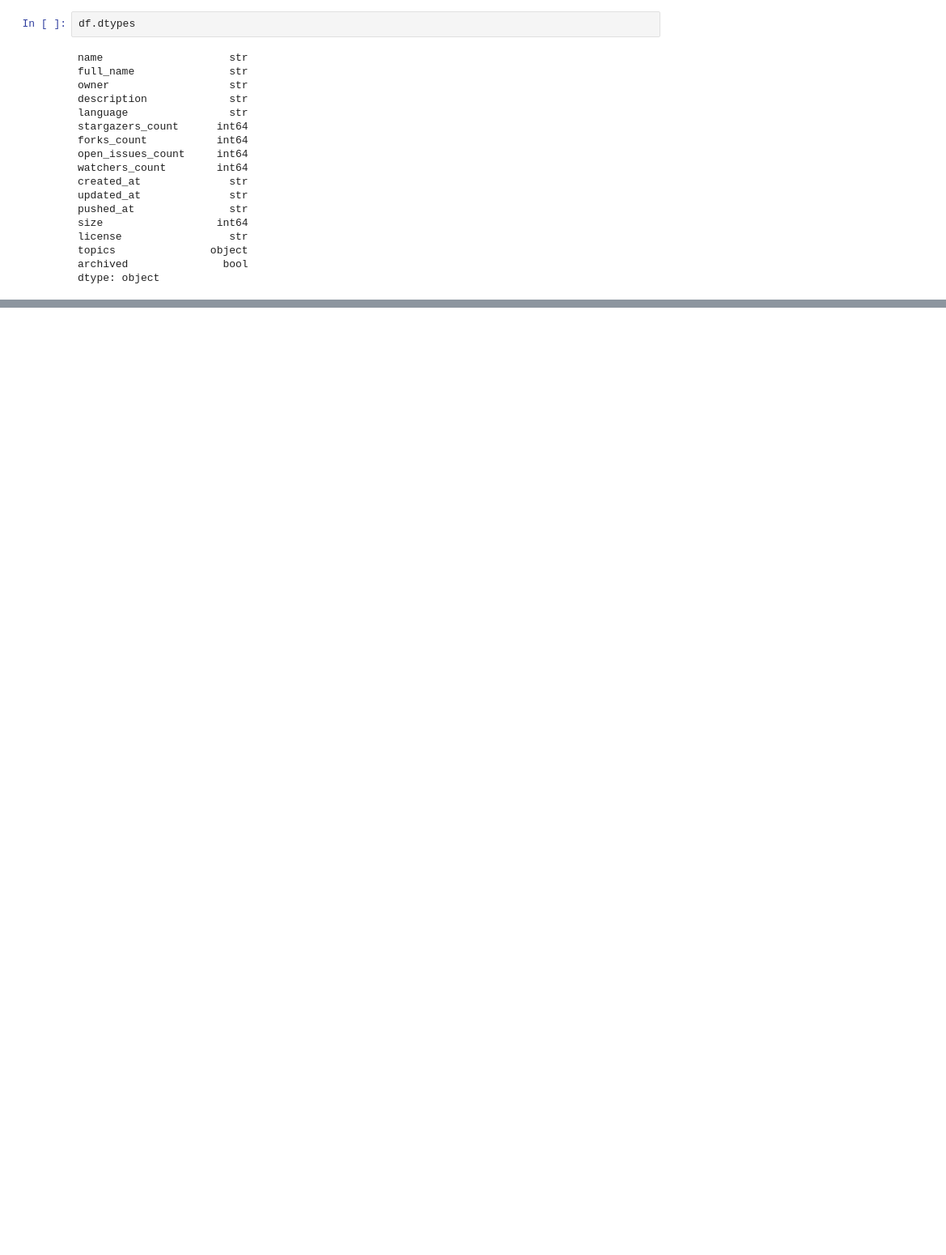
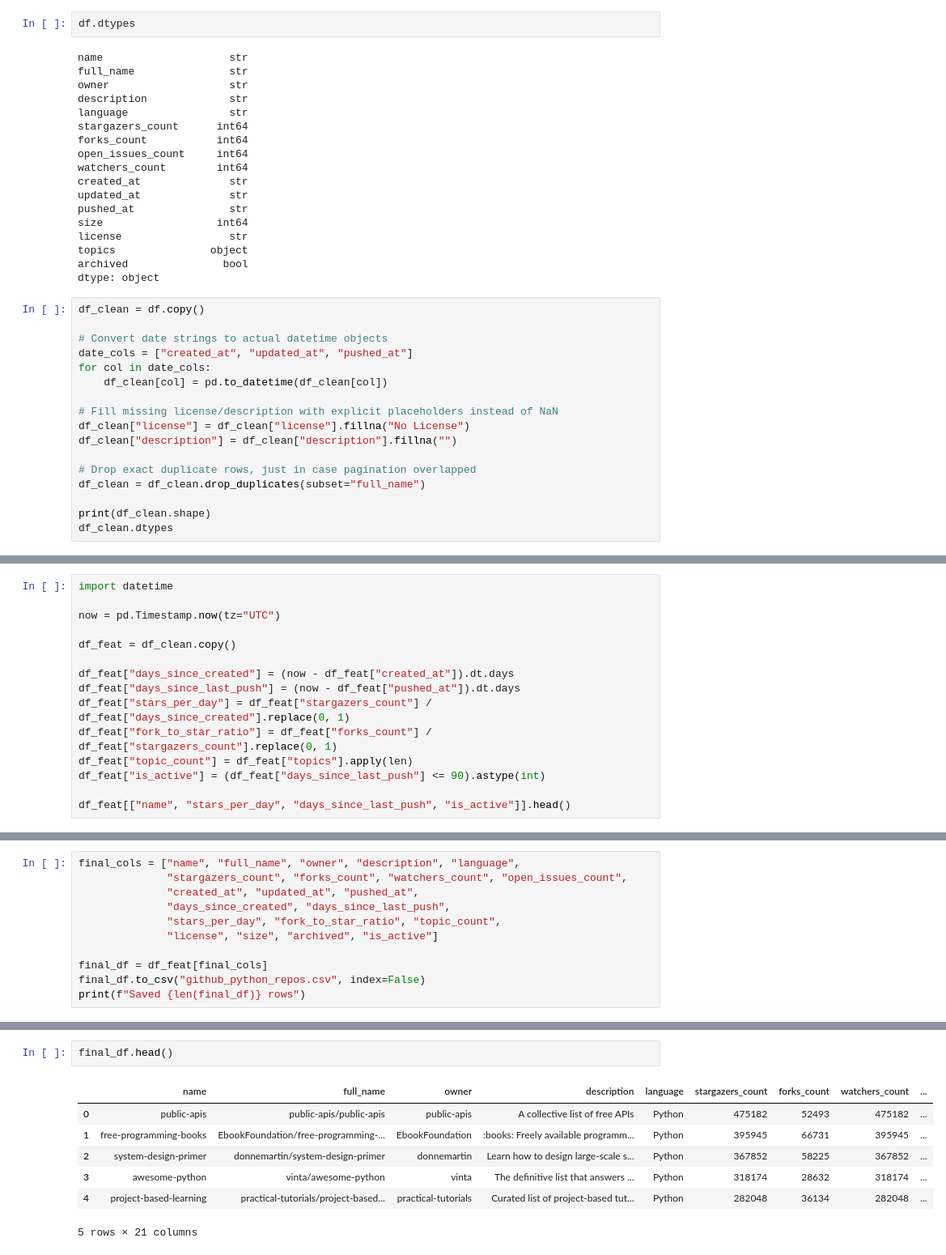
Before and after one commit to AyushPratap05/ML, a Jupyter notebook: github-repo.ipynb, the cells around one changed output, grey strips where cells are left out. Shown at 81% size. Saved outputs shown, nothing was run; the diff lists cells and outputs as text; blank space fills up the shorter version.

```diff
--- a/github-repo.ipynb
+++ b/github-repo.ipynb
@@ -241,3 +241,20 @@ license                 str
 topics               object
 archived               bool
 dtype: object
+# %%
+df_clean = df.copy()
+
+# Convert date strings to actual datetime objects
+date_cols = ["created_at", "updated_at", "pushed_at"]
+for col in date_cols:
+    df_clean[col] = pd.to_datetime(df_clean[col])
+
+# Fill missing license/description with explicit placeholders instead of NaN
+df_clean["license"] = df_clean["license"].fillna("No License")
+df_clean["description"] = df_clean["description"].fillna("")
+
+# Drop exact duplicate rows, just in case pagination overlapped
+df_clean = df_clean.drop_duplicates(subset="full_name")
+
+print(df_clean.shape)
+df_clean.dtypes
@@ -243,0 +280,15 @@ dtype: object
+# %%
+import datetime
+
+now = pd.Timestamp.now(tz="UTC")
+
+df_feat = df_clean.copy()
+
+df_feat["days_since_created"] = (now - df_feat["created_at"]).dt.days
+df_feat["days_since_last_push"] = (now - df_feat["pushed_at"]).dt.days
+df_feat["stars_per_day"] = df_feat["stargazers_count"] / df_feat["days_since_created"].replace(0, 1)
+df_feat["fork_to_star_ratio"] = df_feat["forks_count"] / df_feat["stargazers_count"].replace(0, 1)
+df_feat["topic_count"] = df_feat["topics"].apply(len)
+df_feat["is_active"] = (df_feat["days_since_last_push"] <= 90).astype(int)
+
+df_feat[["name", "stars_per_day", "days_since_last_push", "is_active"]].head()
@@ -243,0 +302,11 @@ dtype: object
+# %%
+final_cols = ["name", "full_name", "owner", "description", "language",
+              "stargazers_count", "forks_count", "watchers_count", "open_issues_count",
+              "created_at", "updated_at", "pushed_at",
+              "days_since_created", "days_since_last_push",
+              "stars_per_day", "fork_to_star_ratio", "topic_count",
+              "license", "size", "archived", "is_active"]
+
+final_df = df_feat[final_cols]
+final_df.to_csv("github_python_repos.csv", index=False)
+print(f"Saved {len(final_df)} rows")
@@ -243,0 +319,10 @@ dtype: object
+# %%
+final_df.head()
+# %% [output]
+|  | name | full_name | owner | description | language | stargazers_count | forks_count | watchers_count | ... |
+| 0 | public-apis | public-apis/public-apis | public-apis | A collective list of free APIs | Python | 475182 | 52493 | 475182 | ... |
+| 1 | free-programming-books | EbookFoundation/free-programming-... | EbookFoundation | :books: Freely available programm... | Python | 395945 | 66731 | 395945 | ... |
+| 2 | system-design-primer | donnemartin/system-design-primer | donnemartin | Learn how to design large-scale s... | Python | 367852 | 58225 | 367852 | ... |
+| 3 | awesome-python | vinta/awesome-python | vinta | The definitive list that answers ... | Python | 318174 | 28632 | 318174 | ... |
+| 4 | project-based-learning | practical-tutorials/project-based... | practical-tutorials | Curated list of project-based tut... | Python | 282048 | 36134 | 282048 | ... |
+5 rows × 21 columns
```
Also changed, not shown: parts of 10 cells of this notebook, 1 other file.
